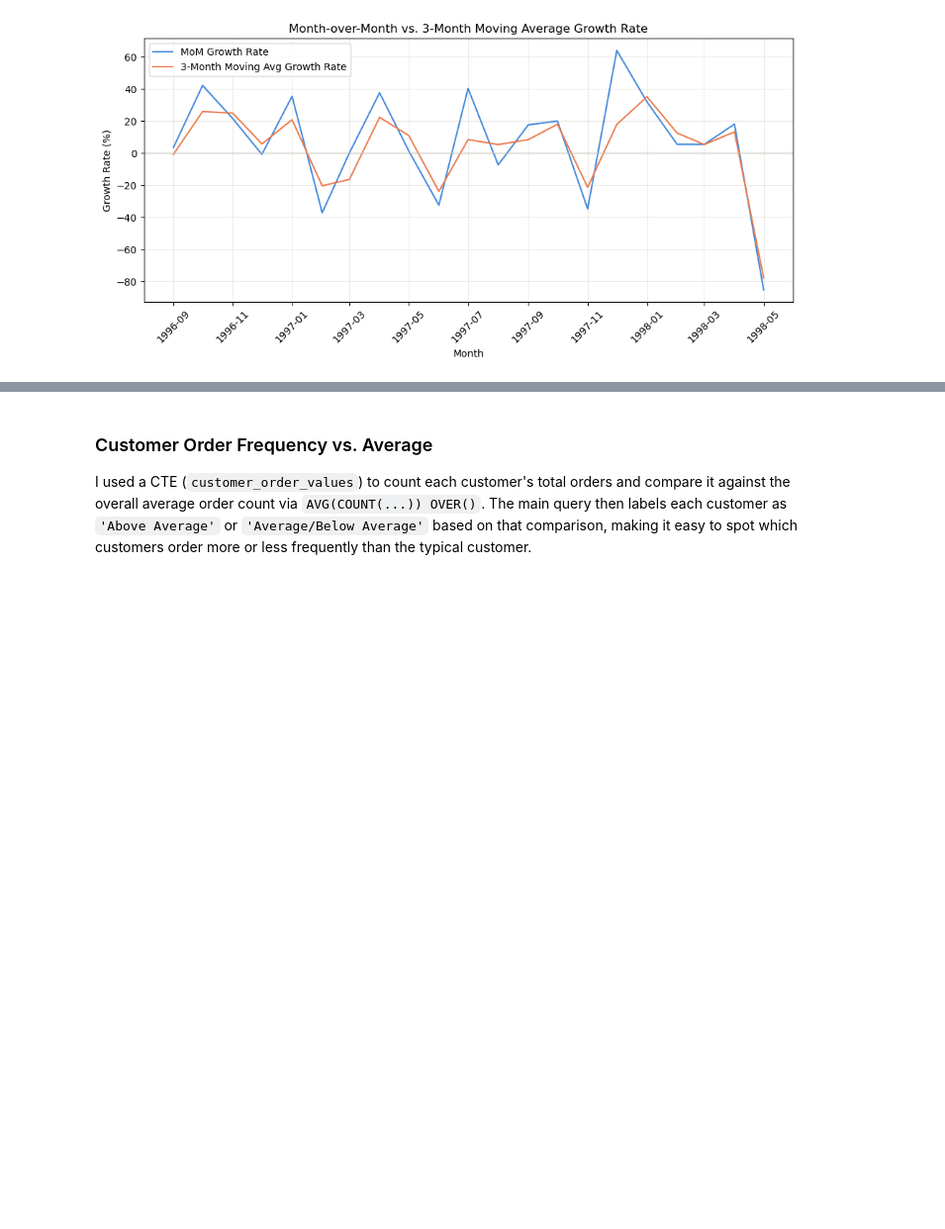
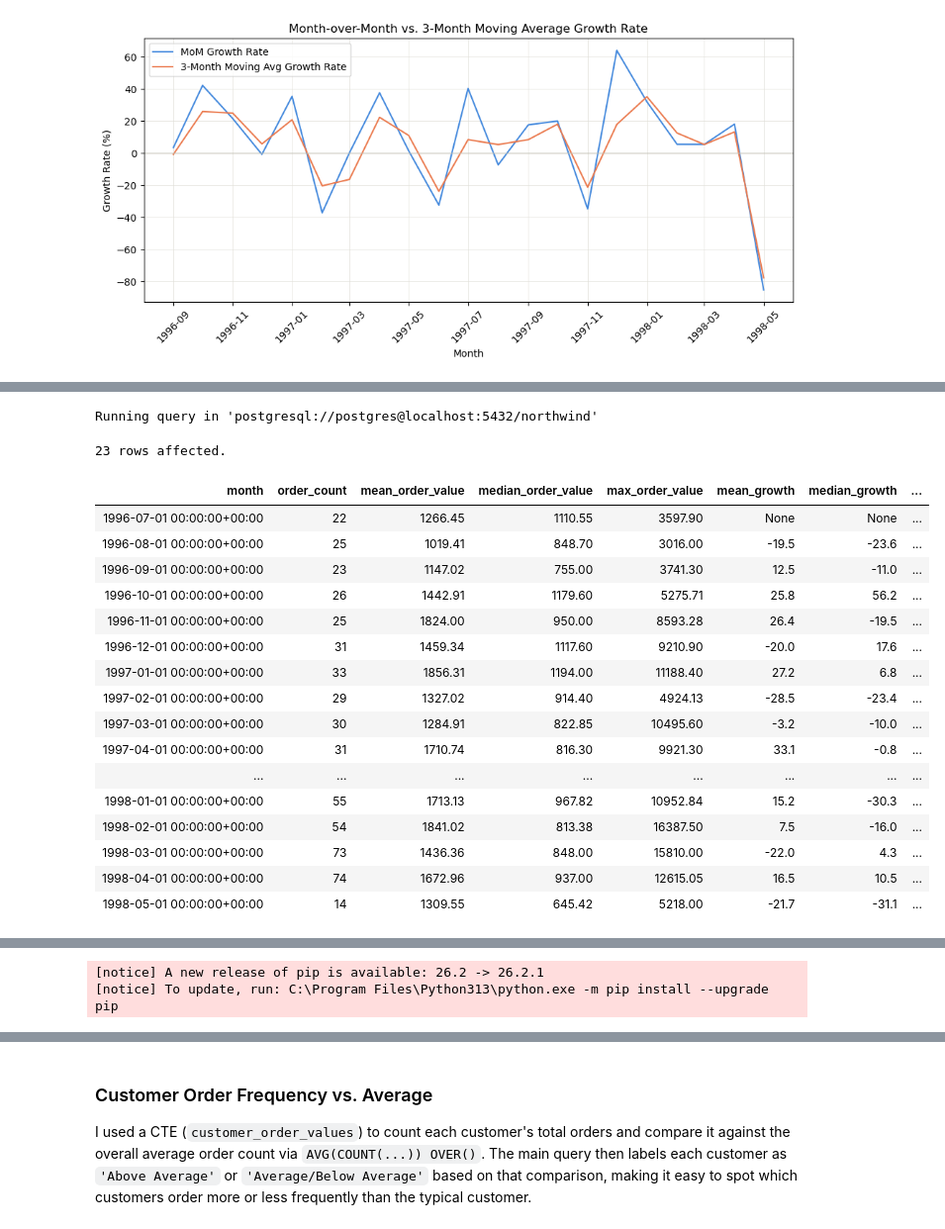
Before and after one commit to IsabelKwon/Northwind-Traders, a Jupyter notebook: northwind_query.ipynb, the cells around one changed output, grey strips where cells are left out. Shown at 99% size. Saved outputs shown, nothing was run; the diff lists cells and outputs as text; code cells hidden in the pictures; blank space fills up the shorter version.

Commit message:
Break down sales dips by order count and value; update README

```diff
--- a/northwind_query.ipynb
+++ b/northwind_query.ipynb
@@ -473,0 +540,54 @@ plt.show()
+# %%
+%%sql
+WITH order_values AS (
+     SELECT o.order_id,
+            DATE_TRUNC('month', o.order_date) as Month,
+            SUM(od.unit_price*od.quantity*(1-od.discount))::NUMERIC as order_value
+       FROM orders as o
+       JOIN order_details as od
+         ON o.order_id=od.order_id
+      GROUP BY o.order_id, Month
+),
+monthly_stats AS (
+    SELECT Month,
+           COUNT(*) as order_count,
+           AVG(order_value) as mean_value,
+           PERCENTILE_CONT(0.5) WITHIN GROUP (ORDER BY order_value)::NUMERIC as median_value,
+           MAX(order_value) as max_value
+      FROM order_values
+     GROUP BY Month
+)
+
+SELECT Month,
+       order_count,
+       ROUND(mean_value, 2) as mean_order_value,
+       ROUND(median_value, 2) as median_order_value,
+       ROUND(max_value, 2) as max_order_value,
+       ROUND((mean_value - LAG(mean_value) OVER (ORDER BY Month))
+             / LAG(mean_value) OVER (ORDER BY Month) * 100, 1) as mean_growth,
+       ROUND((median_value - LAG(median_value) OVER (ORDER BY Month))
+             / LAG(median_value) OVER (ORDER BY Month) * 100, 1) as median_growth,
+       ROUND((max_value - LAG(max_value) OVER (ORDER BY Month))
+             / LAG(max_value) OVER (ORDER BY Month) * 100, 1) as max_growth
+  FROM monthly_stats
+ ORDER BY Month
+# %% [output]
+Running query in 'postgresql://postgres@localhost:5432/northwind'
+23 rows affected.
+| month | order_count | mean_order_value | median_order_value | max_order_value | mean_growth | median_growth | ... |
+| 1996-07-01 00:00:00+00:00 | 22 | 1266.45 | 1110.55 | 3597.90 | None | None | ... |
+| 1996-08-01 00:00:00+00:00 | 25 | 1019.41 | 848.70 | 3016.00 | -19.5 | -23.6 | ... |
+| 1996-09-01 00:00:00+00:00 | 23 | 1147.02 | 755.00 | 3741.30 | 12.5 | -11.0 | ... |
+| 1996-10-01 00:00:00+00:00 | 26 | 1442.91 | 1179.60 | 5275.71 | 25.8 | 56.2 | ... |
+| 1996-11-01 00:00:00+00:00 | 25 | 1824.00 | 950.00 | 8593.28 | 26.4 | -19.5 | ... |
+| 1996-12-01 00:00:00+00:00 | 31 | 1459.34 | 1117.60 | 9210.90 | -20.0 | 17.6 | ... |
+| 1997-01-01 00:00:00+00:00 | 33 | 1856.31 | 1194.00 | 11188.40 | 27.2 | 6.8 | ... |
+| 1997-02-01 00:00:00+00:00 | 29 | 1327.02 | 914.40 | 4924.13 | -28.5 | -23.4 | ... |
+| 1997-03-01 00:00:00+00:00 | 30 | 1284.91 | 822.85 | 10495.60 | -3.2 | -10.0 | ... |
+| 1997-04-01 00:00:00+00:00 | 31 | 1710.74 | 816.30 | 9921.30 | 33.1 | -0.8 | ... |
+| ... | ... | ... | ... | ... | ... | ... | ... |
+| 1998-01-01 00:00:00+00:00 | 55 | 1713.13 | 967.82 | 10952.84 | 15.2 | -30.3 | ... |
+| 1998-02-01 00:00:00+00:00 | 54 | 1841.02 | 813.38 | 16387.50 | 7.5 | -16.0 | ... |
+| 1998-03-01 00:00:00+00:00 | 73 | 1436.36 | 848.00 | 15810.00 | -22.0 | 4.3 | ... |
+| 1998-04-01 00:00:00+00:00 | 74 | 1672.96 | 937.00 | 12615.05 | 16.5 | 10.5 | ... |
+| 1998-05-01 00:00:00+00:00 | 14 | 1309.55 | 645.42 | 5218.00 | -21.7 | -31.1 | ... |
@@ -473,0 +611,2 @@ plt.show()
+[notice] A new release of pip is available: 26.2 -> 26.2.1
+[notice] To update, run: C:\Program Files\Python313\python.exe -m pip install --upgrade pip
```
Also changed, not shown: parts of 8 cells of this notebook, 1 other file.
